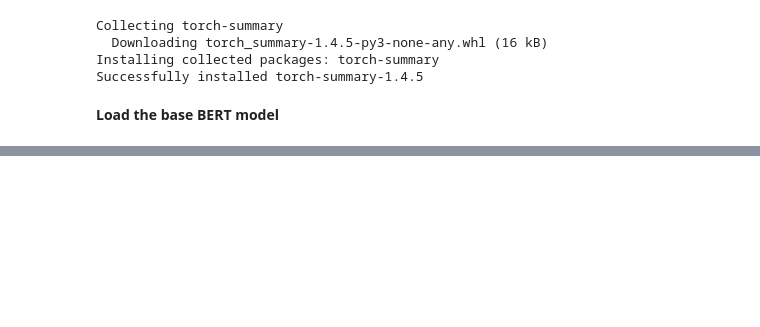
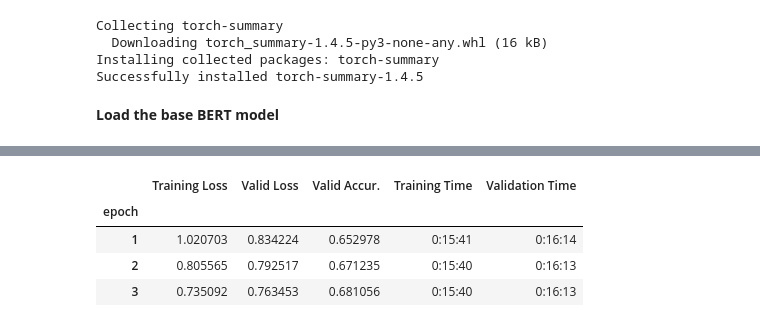
Before and after one commit to TechnoRahmon/Transformer-Sentiment-Model-Movie-Reviews, a Jupyter notebook: transformer-sentiment-model-movie-reviews.ipynb, the cells around one changed output, grey strips where cells are left out. Drawn from its saved outputs; the diff is of its cells as text; code cells hidden in the pictures; blank space fills up the shorter version.

```diff
--- a/transformer-sentiment-model-movie-reviews.ipynb
+++ b/transformer-sentiment-model-movie-reviews.ipynb
@@ -696,0 +570,14 @@ Epoch [2/2], Loss: 0.0, Accuracy: 0.047746059207996926
+# %%
+# Number of training epochs. The BERT authors recommend between 2 and 4.
+# We chose to run for 4, but we'll see later that this may be over-fitting the
+# training data.
+epochs = 3
+
+# Total number of training steps is [number of batches] x [number of epochs].
+# (Note that this is not the same as the number of training samples).
+total_steps = len(train_dataloader) * epochs
+
+# Create the leaning rate scheduler
+scheduler = get_linear_schedule_with_warmup(optimizer,
+                                           num_training_steps=0,
+                                           num_warmup_steps=total_steps)
@@ -696,0 +616,5 @@ Epoch [2/2], Loss: 0.0, Accuracy: 0.047746059207996926
+# %%
+def flat_accuracy(preds, labels):
+    pred_flat = np.argmax(preds, axis=1).flatten()
+    labels_flat = labels.flatten()
+    return np.sum(pred_flat == labels_flat) / len(labels_flat)
@@ -696,0 +885,15 @@ Epoch [2/2], Loss: 0.0, Accuracy: 0.047746059207996926
+# %%
+# Create a DataFrame from our training statistics.
+df_stats = pd.DataFrame(data=training_stats)
+
+# Use the 'epoch' as the row index.
+df_stats = df_stats.set_index('epoch')
+
+# Display the table.
+df_stats
+# %% [output]
+|  | Training Loss | Valid Loss | Valid Accur. | Training Time | Validation Time |
+| epoch |  |  |  |  |  |
+| 1 | 1.020703 | 0.834224 | 0.652978 | 0:15:41 | 0:16:14 |
+| 2 | 0.805565 | 0.792517 | 0.671235 | 0:15:40 | 0:16:13 |
+| 3 | 0.735092 | 0.763453 | 0.681056 | 0:15:40 | 0:16:13 |
```
Also changed, not shown: parts of 113 cells of this notebook.
